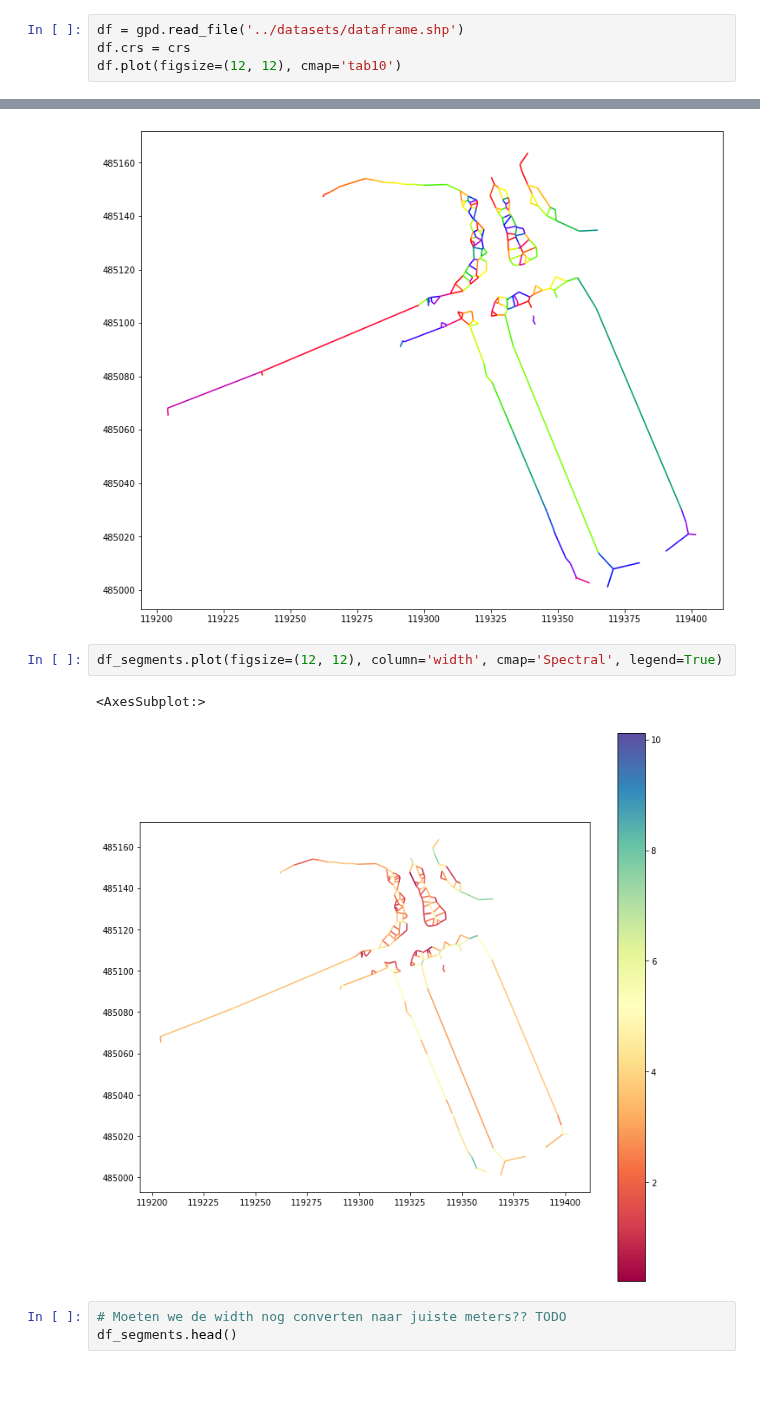
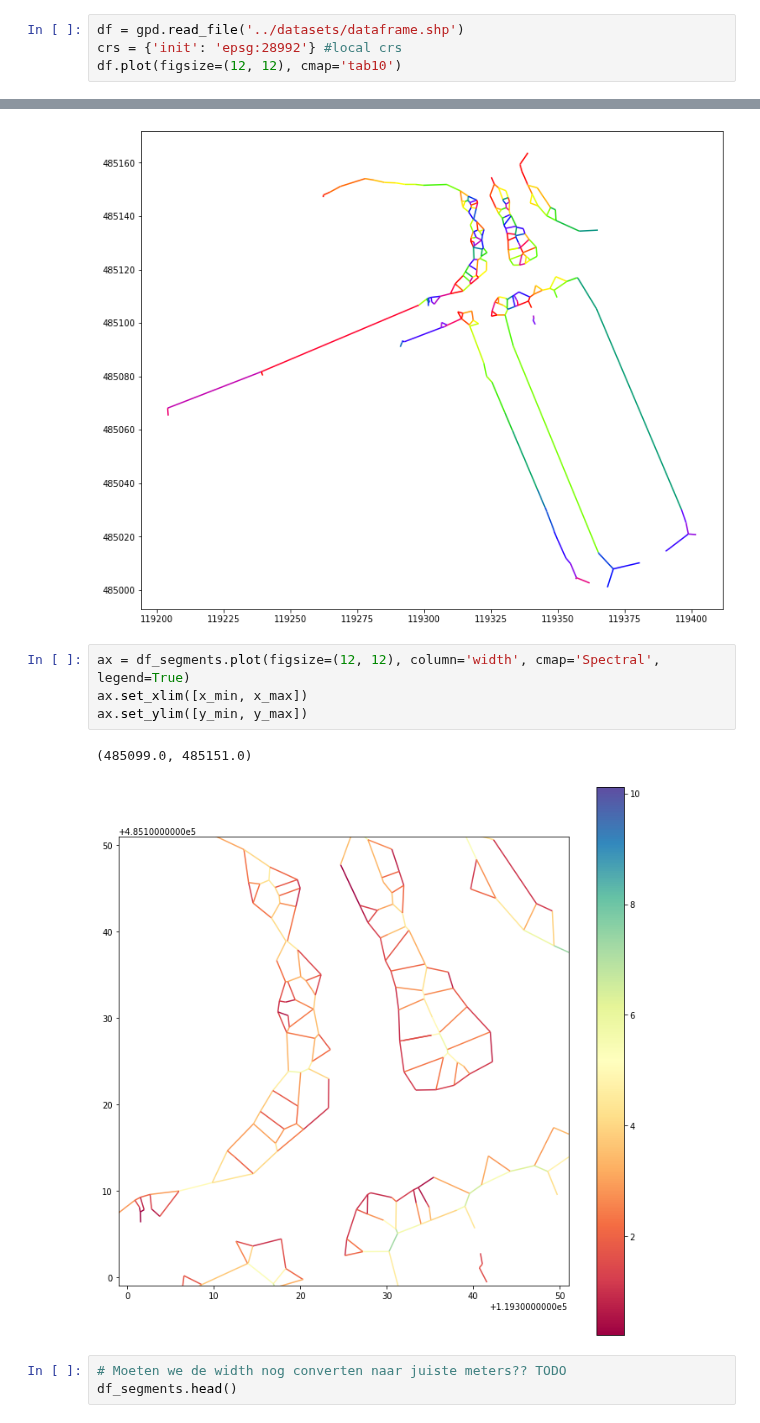
Before and after one commit to Amsterdam-AI-Team/Urban_PointCloud_Sidewalk_Width, a Jupyter notebook: notebooks/5. Sidewalk width (with obstacles).ipynb, the cells around one changed output, grey strips where cells are left out. Drawn from its saved outputs; the diff is of its cells as text; blank space fills up the shorter version.

```diff
--- a/notebooks/5. Sidewalk width (with obstacles).ipynb
+++ b/notebooks/5. Sidewalk width (with obstacles).ipynb
@@ -40,6 +27,6 @@ crs = {'init': 'epsg:28992'} #local crs
 # %%
 df = gpd.read_file('../datasets/dataframe.shp')
-df.crs = crs
+crs = {'init': 'epsg:28992'} #local crs
 df.plot(figsize=(12, 12), cmap='tab10')
 # %% [output]
 <AxesSubplot:>
@@ -232,10 +219,12 @@ df_segments.plot(figsize=(12, 12), cmap='prism')
 <AxesSubplot:>
 [figure]
 # %%
-df_segments.plot(figsize=(12, 12), column='width', cmap='Spectral', legend=True)
+ax = df_segments.plot(figsize=(12, 12), column='width', cmap='Spectral', legend=True)
+ax.set_xlim([x_min, x_max])
+ax.set_ylim([y_min, y_max])
 # %% [output]
-<AxesSubplot:>
+(485099.0, 485151.0)
-[figure, old version]
+[figure, new version]
 # %%
 # Moeten we de width nog converten naar juiste meters?? TODO
 df_segments.head()
```
Also changed, not shown: parts of 3 cells of this notebook.
